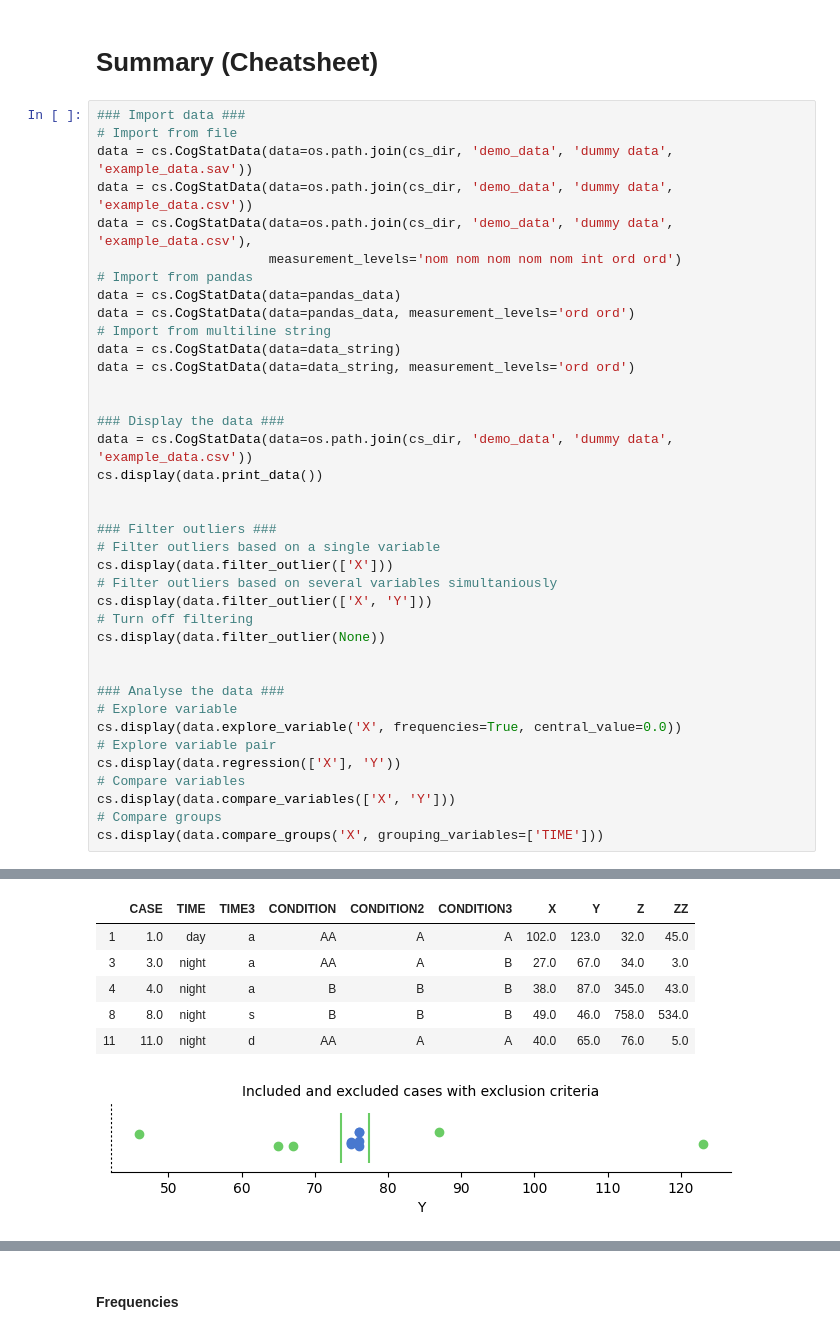
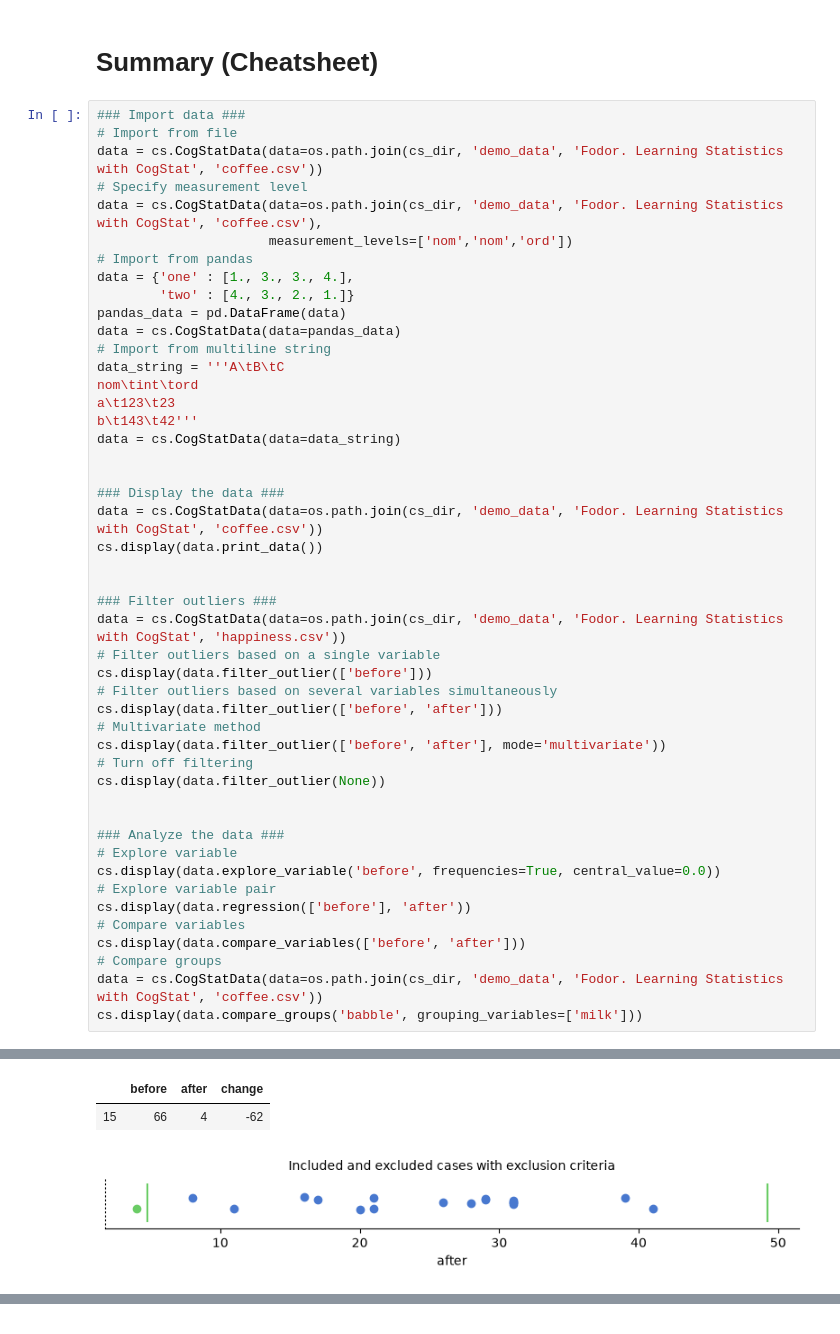
Before and after one commit to cogstat/cogstat, a Jupyter notebook: cogstat/docs/CogStat Jupyter Notebook tutorial.ipynb, the cells around one changed output, grey strips where cells are left out. Saved outputs shown, nothing was run; the diff lists cells and outputs as text.

```diff
--- a/cogstat/docs/CogStat Jupyter Notebook tutorial.ipynb
+++ b/cogstat/docs/CogStat Jupyter Notebook tutorial.ipynb
@@ -541,40 +559,49 @@ Population properties
 # %%
 ### Import data ###
 # Import from file
-data = cs.CogStatData(data=os.path.join(cs_dir, 'demo_data', 'dummy data', 'example_data.sav'))
-data = cs.CogStatData(data=os.path.join(cs_dir, 'demo_data', 'dummy data', 'example_data.csv'))
-data = cs.CogStatData(data=os.path.join(cs_dir, 'demo_data', 'dummy data', 'example_data.csv'),
-                      measurement_levels='nom nom nom nom nom int ord ord')
+data = cs.CogStatData(data=os.path.join(cs_dir, 'demo_data', 'Fodor. Learning Statistics with CogStat', 'coffee.csv'))
+# Specify measurement level
+data = cs.CogStatData(data=os.path.join(cs_dir, 'demo_data', 'Fodor. Learning Statistics with CogStat', 'coffee.csv'),
+                      measurement_levels=['nom','nom','ord'])
 # Import from pandas
+data = {'one' : [1., 3., 3., 4.],
+        'two' : [4., 3., 2., 1.]}
+pandas_data = pd.DataFrame(data)
 data = cs.CogStatData(data=pandas_data)
-data = cs.CogStatData(data=pandas_data, measurement_levels='ord ord')
 # Import from multiline string
+data_string = '''A\tB\tC
+nom\tint\tord
+a\t123\t23
+b\t143\t42'''
 data = cs.CogStatData(data=data_string)
-data = cs.CogStatData(data=data_string, measurement_levels='ord ord')
 
 
 ### Display the data ###
-data = cs.CogStatData(data=os.path.join(cs_dir, 'demo_data', 'dummy data', 'example_data.csv'))
+data = cs.CogStatData(data=os.path.join(cs_dir, 'demo_data', 'Fodor. Learning Statistics with CogStat', 'coffee.csv'))
 cs.display(data.print_data())
 
 
 ### Filter outliers ###
+data = cs.CogStatData(data=os.path.join(cs_dir, 'demo_data', 'Fodor. Learning Statistics with CogStat', 'happiness.csv'))
 # Filter outliers based on a single variable
-cs.display(data.filter_outlier(['X']))
-# Filter outliers based on several variables simultaniously
-cs.display(data.filter_outlier(['X', 'Y']))
+cs.display(data.filter_outlier(['before']))
+# Filter outliers based on several variables simultaneously
+cs.display(data.filter_outlier(['before', 'after']))
+# Multivariate method
+cs.display(data.filter_outlier(['before', 'after'], mode='multivariate'))
 # Turn off filtering
 cs.display(data.filter_outlier(None))
 
 
-### Analyse the data ###
+### Analyze the data ###
 # Explore variable
-cs.display(data.explore_variable('X', frequencies=True, central_value=0.0))
+cs.display(data.explore_variable('before', frequencies=True, central_value=0.0))
 # Explore variable pair
-cs.display(data.regression(['X'], 'Y'))
+cs.display(data.regression(['before'], 'after'))
 # Compare variables
-cs.display(data.compare_variables(['X', 'Y']))
+cs.display(data.compare_variables(['before', 'after']))
 # Compare groups
-cs.display(data.compare_groups('X', grouping_variables=['TIME']))
+data = cs.CogStatData(data=os.path.join(cs_dir, 'demo_data', 'Fodor. Learning Statistics with CogStat', 'coffee.csv'))
+cs.display(data.compare_groups('babble', grouping_variables=['milk']))
 # %% [output]
 Data
@@ -612,7 +641,3 @@ Excluded cases (5 cases):
-|  | CASE | TIME | TIME3 | CONDITION | CONDITION2 | CONDITION3 | X | Y | Z | ZZ |
-| 1 | 1.0 | day | a | AA | A | A | 102.0 | 123.0 | 32.0 | 45.0 |
-| 3 | 3.0 | night | a | AA | A | B | 27.0 | 67.0 | 34.0 | 3.0 |
-| 4 | 4.0 | night | a | B | B | B | 38.0 | 87.0 | 345.0 | 43.0 |
-| 8 | 8.0 | night | s | B | B | B | 49.0 | 46.0 | 758.0 | 534.0 |
-| 11 | 11.0 | night | d | AA | A | A | 40.0 | 65.0 | 76.0 | 5.0 |
+|  | before | after | change |
+| 15 | 66 | 4 | -62 |
-[figure, old version]
+[figure, new version]
@@ -627 +658,0 @@ Sample properties
-Frequencies
```
Also changed, not shown: parts of 17 cells of this notebook.
